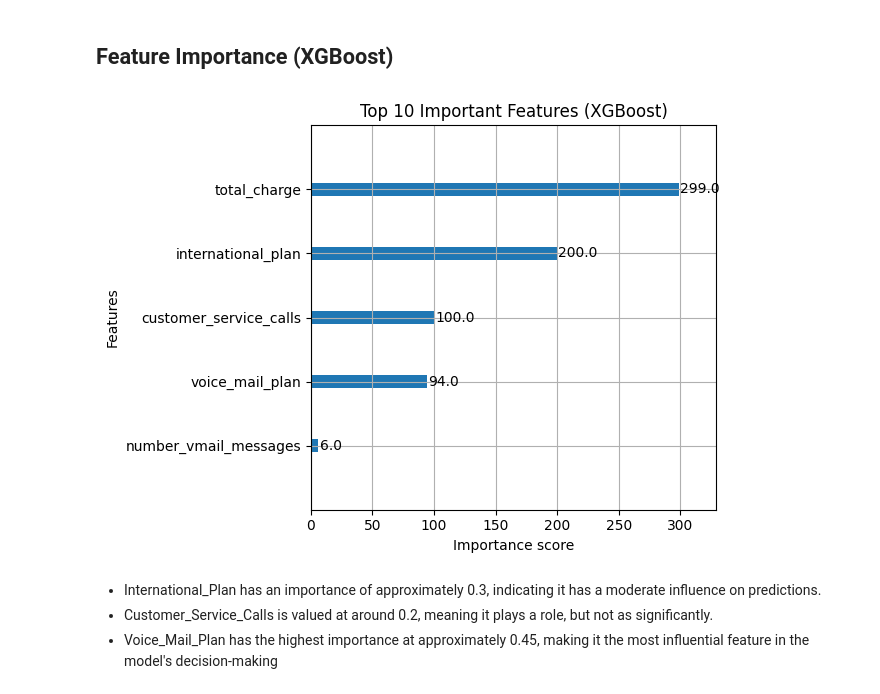
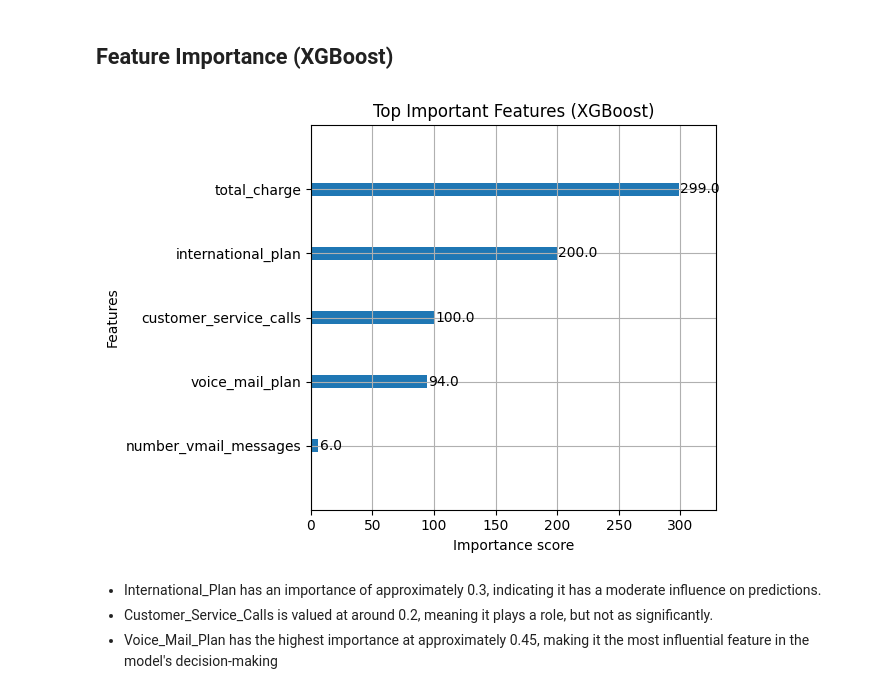
Before and after one commit to hanifa331/customer-churn, a Jupyter notebook: studenth.ipynb, the cells around one changed output. Drawn from its saved outputs; the diff is of its cells as text; code cells hidden in the pictures.

```diff
--- a/studenth.ipynb
+++ b/studenth.ipynb
@@ -911,12 +916,12 @@ The plot shows how the model’s F1 score varies with different classification t
 # %%
 
 # Plot top 10 most important features
 plot_importance(best_xgb, max_num_features=10)
-plt.title('Top 10 Important Features (XGBoost)')
+plt.title('Top Important Features (XGBoost)')
 plt.tight_layout()
 plt.show()
 # %% [output]
-[figure, old version]
+[figure, new version]
 # %% [markdown]
 - International_Plan has an importance of approximately 0.3, indicating it has a moderate influence on predictions.
 - Customer_Service_Calls is valued at around 0.2, meaning it plays a role, but not as significantly.
```
Also changed, not shown: parts of 5 cells of this notebook, 3 other files.
